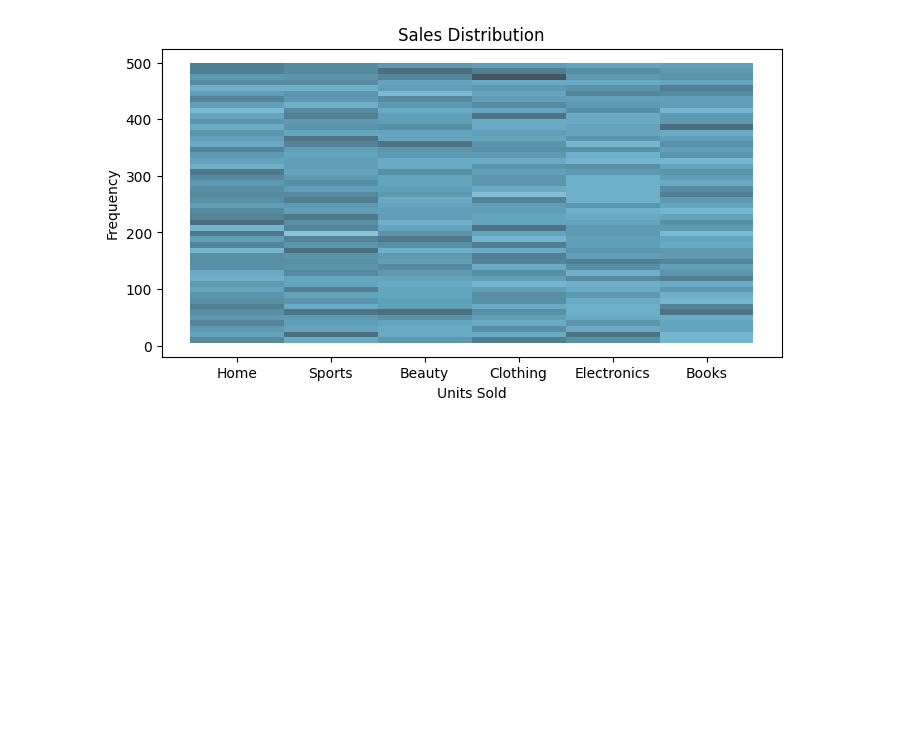
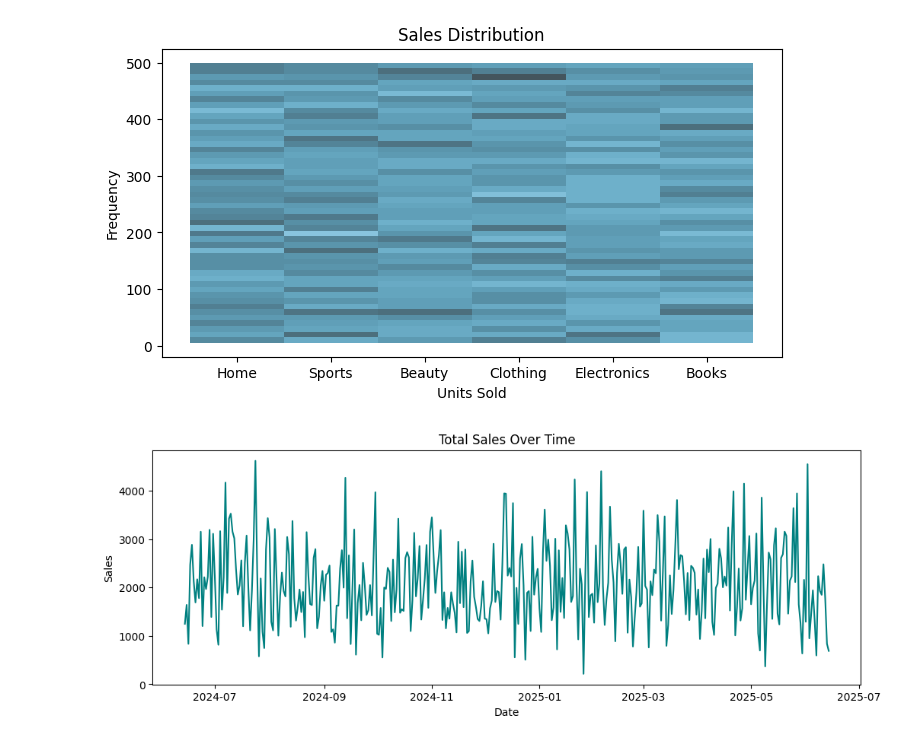
Before and after one commit to ARUNAGIRINATHAN-K/Intermediate-Data-Science-Projects, a Jupyter notebook: Retail-Demand-Forecasting/notebook/eda.ipynb, the cells around one changed output. Saved outputs shown, nothing was run; the diff lists cells and outputs as text; code cells hidden in the pictures; blank space fills up the shorter version.

Commit message:
time series

```diff
--- a/Retail-Demand-Forecasting/notebook/eda.ipynb
+++ b/Retail-Demand-Forecasting/notebook/eda.ipynb
@@ -74,3 +74,12 @@ plt.show()
 [figure]
 # %%
 sales_by_date = df.groupby('order_date')['product_price'].sum().reset_index()
+# %%
+plt.figure(figsize=(12, 4))
+sns.lineplot(data=sales_by_date, x='order_date', y='product_price', color='teal')
+plt.title("Total Sales Over Time")
+plt.xlabel("Date")
+plt.ylabel("Sales")
+plt.show()
+# %% [output]
+[figure, added]
```
